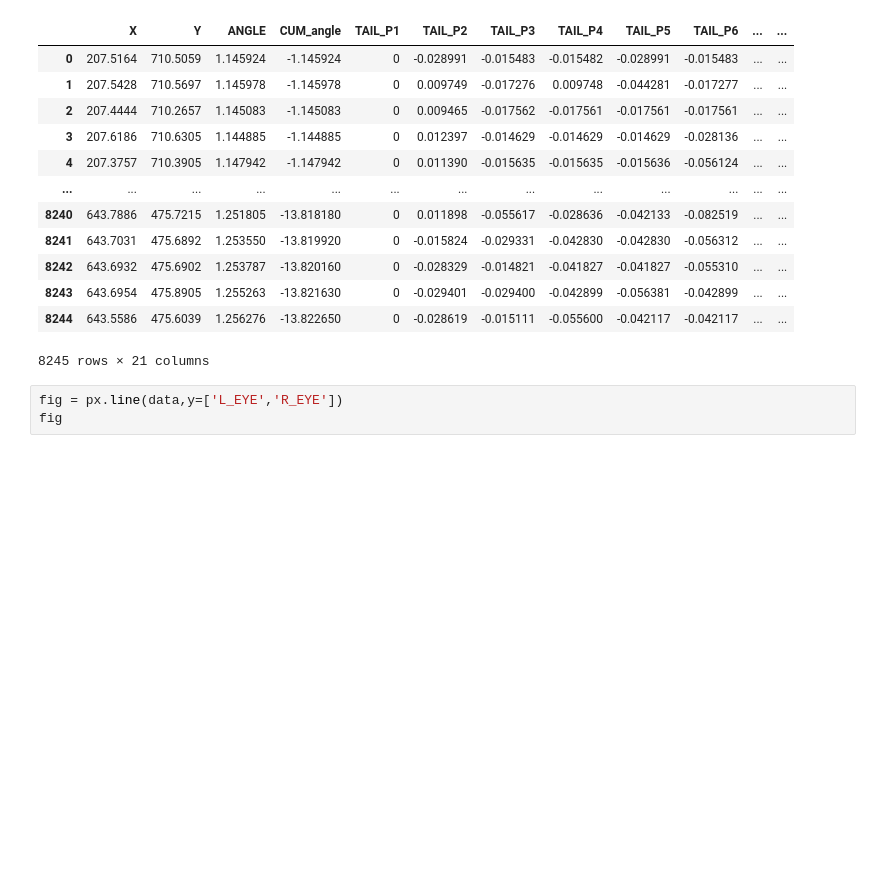
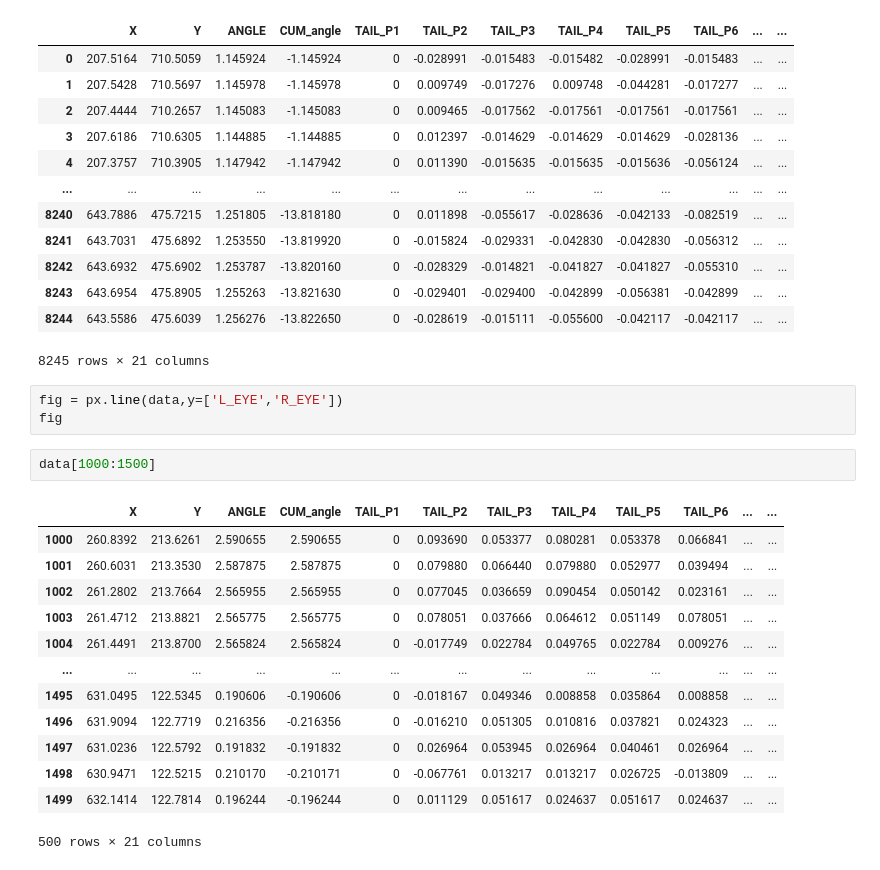
Before and after one commit to katarzyna-kupczyk/prey_capture, a Jupyter notebook: notebooks/data_exploration.ipynb, the cells around one changed output. Cells and saved outputs as stored; diff of their text form; blank space fills up the shorter version.

```diff
--- a/notebooks/data_exploration.ipynb
+++ b/notebooks/data_exploration.ipynb
@@ -23,3 +23,19 @@ data
 # %%
 fig = px.line(data,y=['L_EYE','R_EYE'])
 fig
+# %%
+data[1000:1500]
+# %% [output]
+|  | X | Y | ANGLE | CUM_angle | TAIL_P1 | TAIL_P2 | TAIL_P3 | TAIL_P4 | TAIL_P5 | TAIL_P6 | ... | ... |
+| 1000 | 260.8392 | 213.6261 | 2.590655 | 2.590655 | 0 | 0.093690 | 0.053377 | 0.080281 | 0.053378 | 0.066841 | ... | ... |
+| 1001 | 260.6031 | 213.3530 | 2.587875 | 2.587875 | 0 | 0.079880 | 0.066440 | 0.079880 | 0.052977 | 0.039494 | ... | ... |
+| 1002 | 261.2802 | 213.7664 | 2.565955 | 2.565955 | 0 | 0.077045 | 0.036659 | 0.090454 | 0.050142 | 0.023161 | ... | ... |
+| 1003 | 261.4712 | 213.8821 | 2.565775 | 2.565775 | 0 | 0.078051 | 0.037666 | 0.064612 | 0.051149 | 0.078051 | ... | ... |
+| 1004 | 261.4491 | 213.8700 | 2.565824 | 2.565824 | 0 | -0.017749 | 0.022784 | 0.049765 | 0.022784 | 0.009276 | ... | ... |
+| ... | ... | ... | ... | ... | ... | ... | ... | ... | ... | ... | ... | ... |
+| 1495 | 631.0495 | 122.5345 | 0.190606 | -0.190606 | 0 | -0.018167 | 0.049346 | 0.008858 | 0.035864 | 0.008858 | ... | ... |
+| 1496 | 631.9094 | 122.7719 | 0.216356 | -0.216356 | 0 | -0.016210 | 0.051305 | 0.010816 | 0.037821 | 0.024323 | ... | ... |
+| 1497 | 631.0236 | 122.5792 | 0.191832 | -0.191832 | 0 | 0.026964 | 0.053945 | 0.026964 | 0.040461 | 0.026964 | ... | ... |
+| 1498 | 630.9471 | 122.5215 | 0.210170 | -0.210171 | 0 | -0.067761 | 0.013217 | 0.013217 | 0.026725 | -0.013809 | ... | ... |
+| 1499 | 632.1414 | 122.7814 | 0.196244 | -0.196244 | 0 | 0.011129 | 0.051617 | 0.024637 | 0.051617 | 0.024637 | ... | ... |
+500 rows × 21 columns
```
Also changed, not shown: 1 other file.
